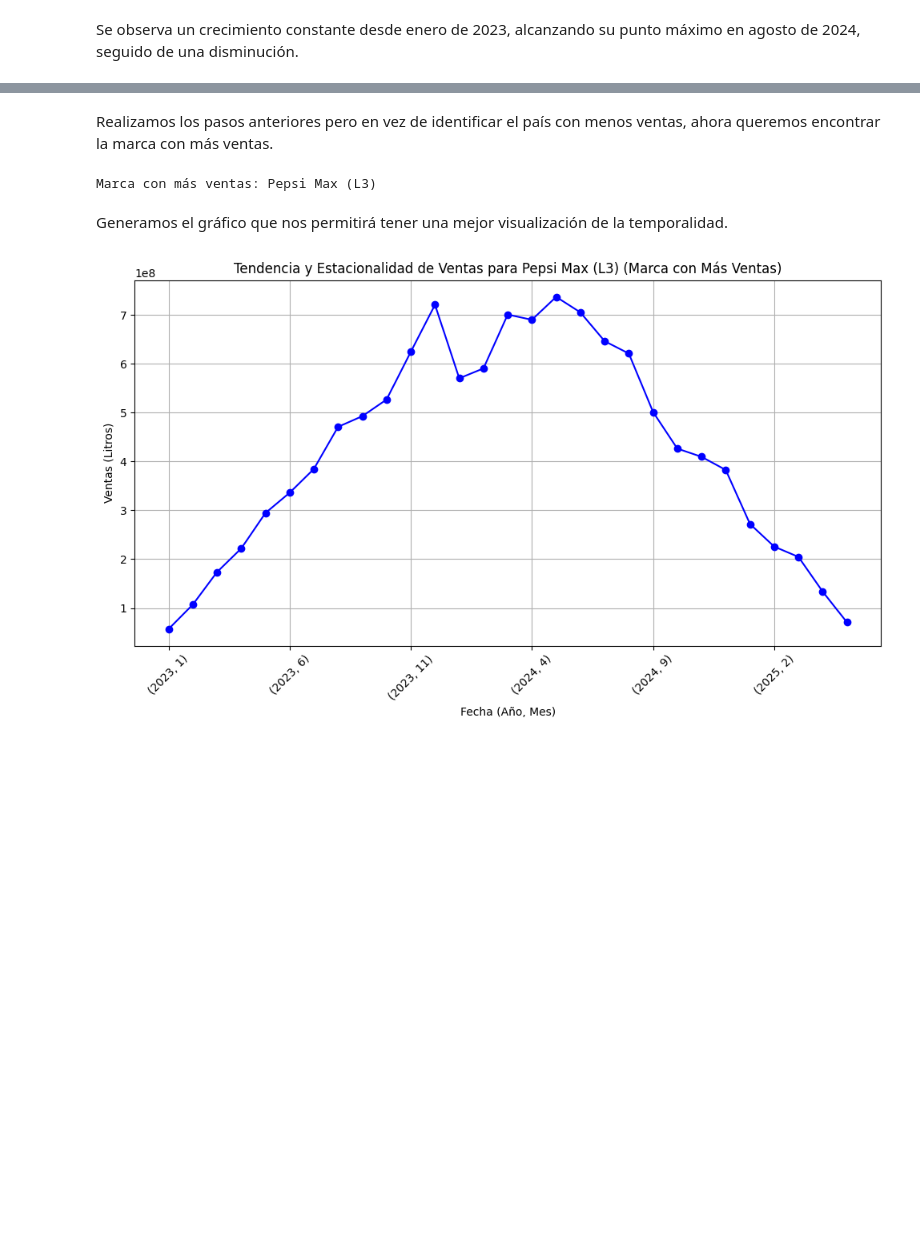
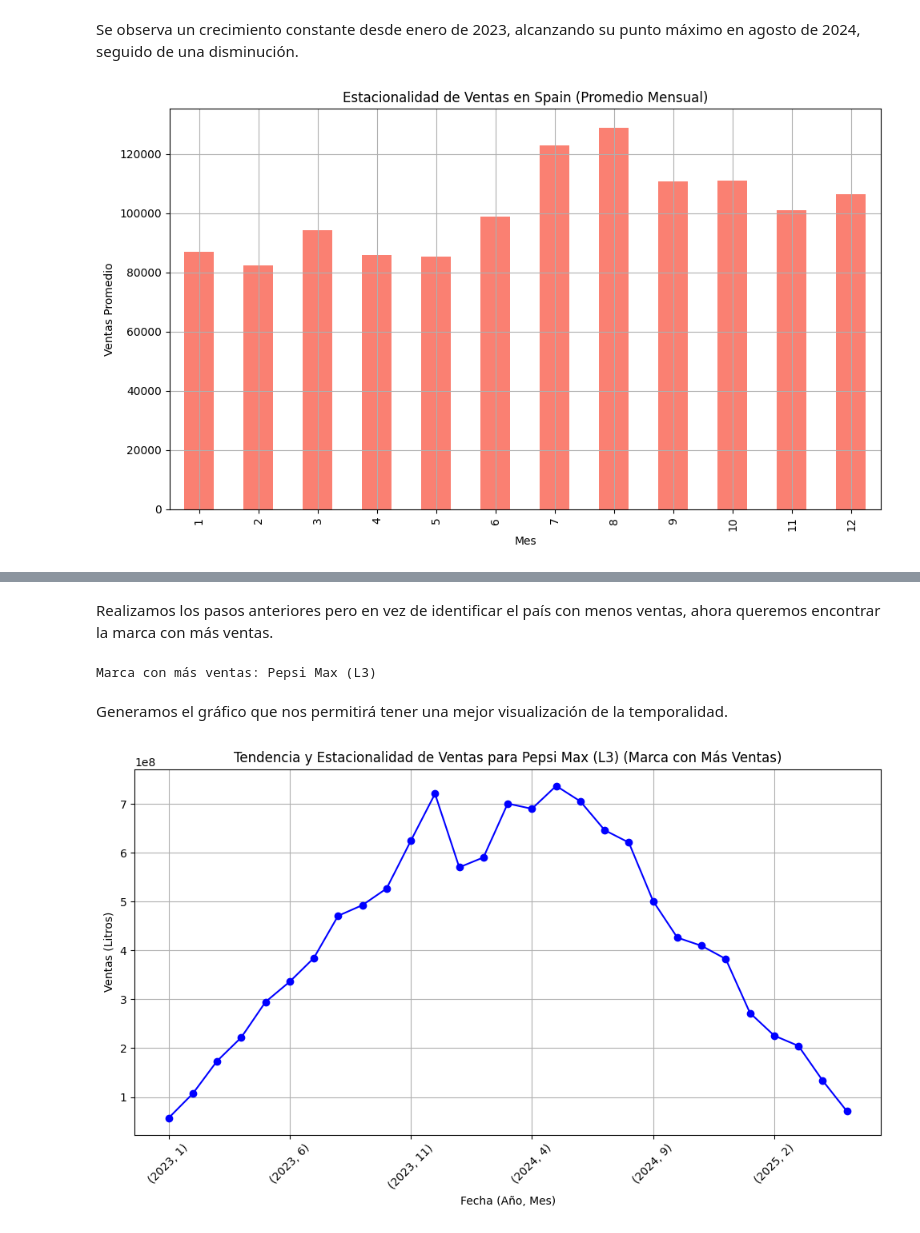
Before and after one commit to juliablaz2003/UFV_visualizacion, a Jupyter notebook: Ejercicios de clase/clase2_18oct.ipynb, the cells around one changed output, grey strips where cells are left out. Drawn from its saved outputs; the diff is of its cells as text; code cells hidden in the pictures; blank space fills up the shorter version.

```diff
--- a/Ejercicios de clase/clase2_18oct.ipynb
+++ b/Ejercicios de clase/clase2_18oct.ipynb
@@ -375,2 +375,15 @@ plt.show()
 # %% [markdown]
 Se observa un crecimiento constante desde enero de 2023, alcanzando su punto máximo en agosto de 2024, seguido de una disminución.
+# %%
+# Gráfico de estacionalidad para el país con menos ventas
+ventas_pais_menos_estacionalidad = df[df['COUNTRY'] == pais_menos_ventas].groupby('MONTH')['AMOUNT'].mean()
+plt.figure(figsize=(10, 6))
+ventas_pais_menos_estacionalidad.plot(kind='bar', color='salmon')
+plt.title(f'Estacionalidad de Ventas en {pais_menos_ventas} (Promedio Mensual)')
+plt.xlabel('Mes')
+plt.ylabel('Ventas Promedio')
+plt.grid(True)
+plt.tight_layout()
+plt.show()
+# %% [output]
+[figure, added]
```
Also changed, not shown: parts of 6 cells of this notebook.
